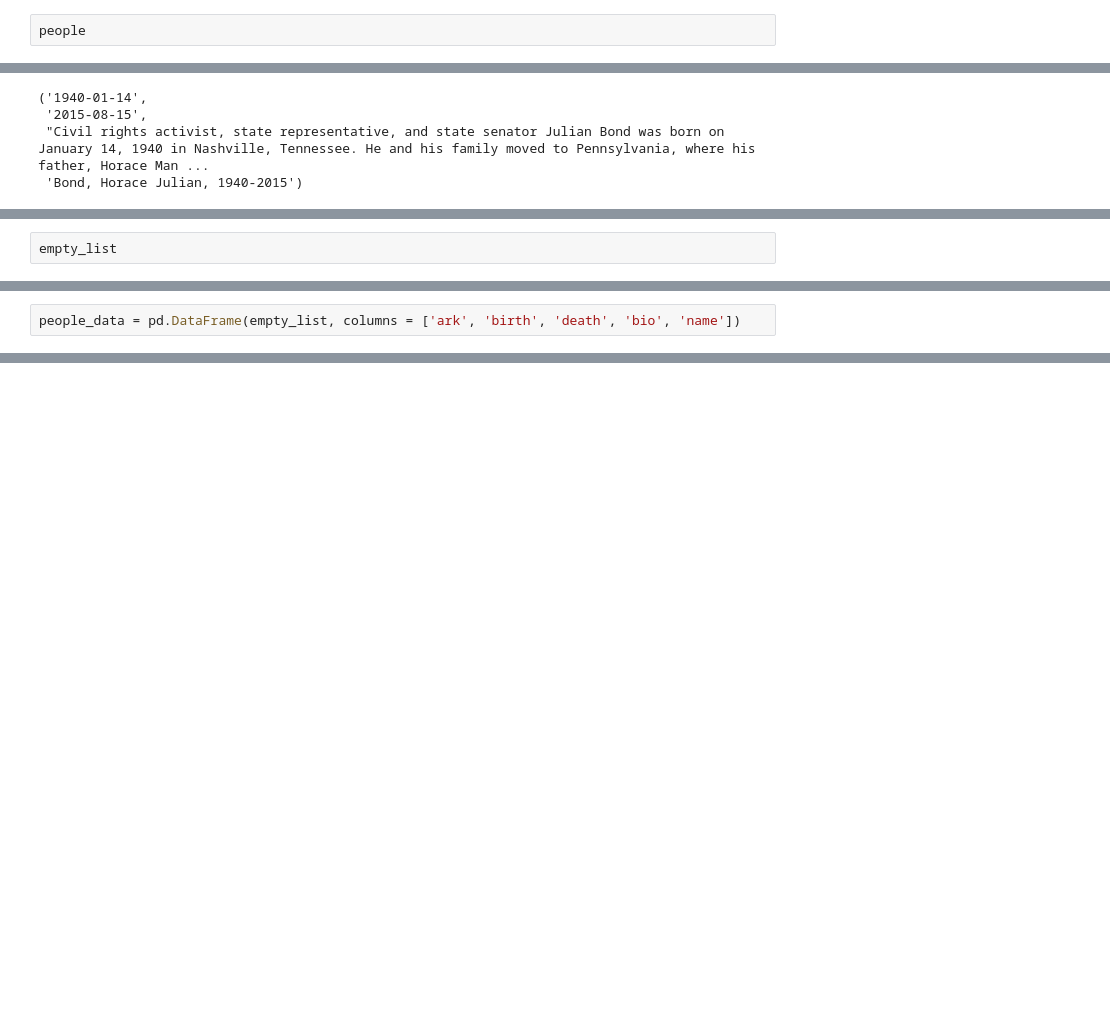
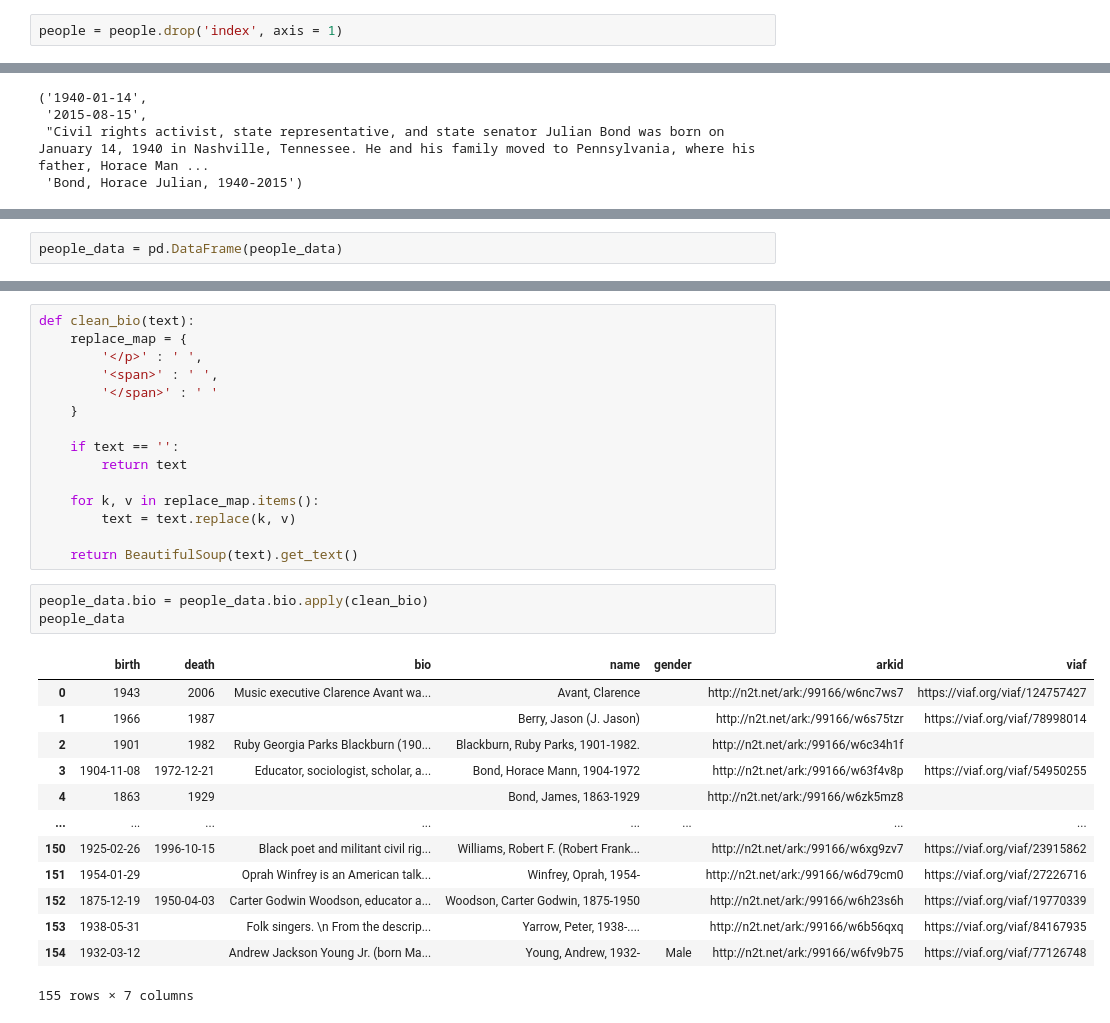
Before and after one commit to charlie-perez-35/JBPP, a Jupyter notebook: SNAC_remastered.ipynb, the cells around one changed output, grey strips where cells are left out. Saved outputs shown, nothing was run; the diff lists cells and outputs as text; blank space fills up the shorter version.

Commit message:
assorted mini projects as of late: preparing to get People tagging online with SNAC script, making proofreading easier by connecting IIIF urls to doc list, incremental progress to ongoing projects

```diff
--- a/SNAC_remastered.ipynb
+++ b/SNAC_remastered.ipynb
@@ -90,4 +99,4 @@ people.shape
 # %% [output]
 (155, 4)
 # %%
-people
+people = people.drop('index', axis = 1)
@@ -161,2 +205,2 @@ Wall time: 2min 46s
 # %%
-empty_list
+people_data = pd.DataFrame(people_data)
@@ -178,2 +206,0 @@ empty_list
-# %%
-people_data = pd.DataFrame(empty_list, columns = ['ark', 'birth', 'death', 'bio', 'name'])
@@ -208,0 +223,32 @@ relations
+# %%
+def clean_bio(text):
+    replace_map = {
+        '</p>' : ' ',
+        '<span>' : ' ',
+        '</span>' : ' '
+    }
+
+    if text == '':
+        return text
+
+    for k, v in replace_map.items():
+        text = text.replace(k, v)
+
+    return BeautifulSoup(text).get_text()
+# %%
+people_data.bio = people_data.bio.apply(clean_bio)
+people_data
+# %% [output]
+|  | birth | death | bio | name | gender | arkid | viaf |
+| 0 | 1943 | 2006 | Music executive Clarence Avant wa... | Avant, Clarence |  | http://n2t.net/ark:/99166/w6nc7ws7 | https://viaf.org/viaf/124757427 |
+| 1 | 1966 | 1987 |  | Berry, Jason (J. Jason) |  | http://n2t.net/ark:/99166/w6s75tzr | https://viaf.org/viaf/78998014 |
+| 2 | 1901 | 1982 | Ruby Georgia Parks Blackburn (190... | Blackburn, Ruby Parks, 1901-1982. |  | http://n2t.net/ark:/99166/w6c34h1f |  |
+| 3 | 1904-11-08 | 1972-12-21 | Educator, sociologist, scholar, a... | Bond, Horace Mann, 1904-1972 |  | http://n2t.net/ark:/99166/w63f4v8p | https://viaf.org/viaf/54950255 |
+| 4 | 1863 | 1929 |  | Bond, James, 1863-1929 |  | http://n2t.net/ark:/99166/w6zk5mz8 |  |
+| ... | ... | ... | ... | ... | ... | ... | ... |
+| 150 | 1925-02-26 | 1996-10-15 | Black poet and militant civil rig... | Williams, Robert F. (Robert Frank... |  | http://n2t.net/ark:/99166/w6xg9zv7 | https://viaf.org/viaf/23915862 |
+| 151 | 1954-01-29 |  | Oprah Winfrey is an American talk... | Winfrey, Oprah, 1954- |  | http://n2t.net/ark:/99166/w6d79cm0 | https://viaf.org/viaf/27226716 |
+| 152 | 1875-12-19 | 1950-04-03 | Carter Godwin Woodson, educator a... | Woodson, Carter Godwin, 1875-1950 |  | http://n2t.net/ark:/99166/w6h23s6h | https://viaf.org/viaf/19770339 |
+| 153 | 1938-05-31 |  | Folk singers. \n From the descrip... | Yarrow, Peter, 1938-.... |  | http://n2t.net/ark:/99166/w6b56qxq | https://viaf.org/viaf/84167935 |
+| 154 | 1932-03-12 |  | Andrew Jackson Young Jr. (born Ma... | Young, Andrew, 1932- | Male | http://n2t.net/ark:/99166/w6fv9b75 | https://viaf.org/viaf/77126748 |
+155 rows × 7 columns
```
Also changed, not shown: parts of 22 cells of this notebook, 4 other files.
